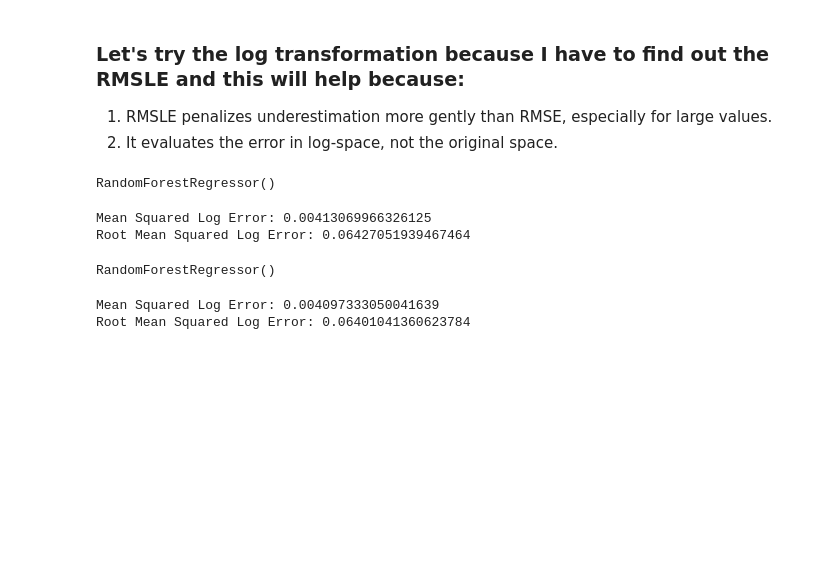
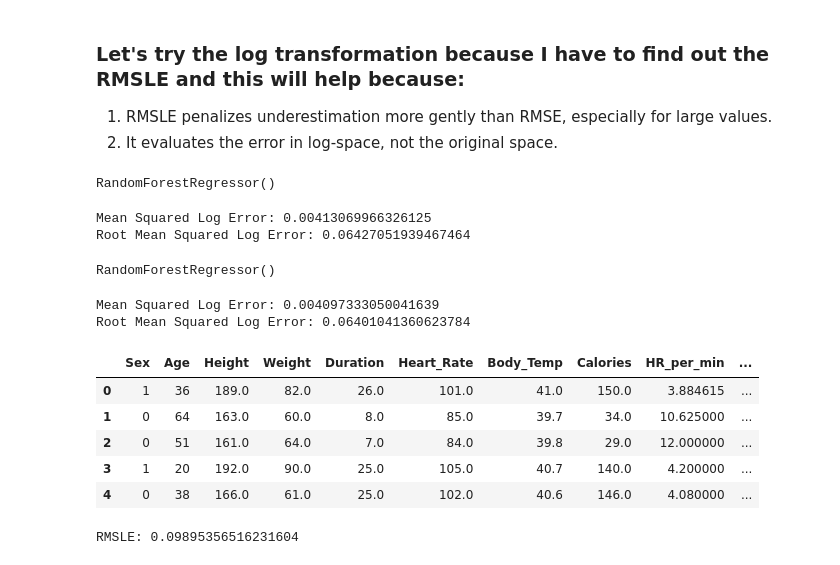
Before and after one commit to Jaggi0504/Kaggle-Calorie-Burn-Prediction, a Jupyter notebook: predict-calorie.ipynb, the cells around one changed output. Drawn from its saved outputs; the diff is of its cells as text; code cells hidden in the pictures; blank space fills up the shorter version.

```diff
--- a/predict-calorie.ipynb
+++ b/predict-calorie.ipynb
@@ -574,3 +574,27 @@ print("Root Mean Squared Log Error:", np.sqrt(mean_squared_log_error(y3_test, ra
 # %% [output]
 Mean Squared Log Error: 0.004097333050041639
 Root Mean Squared Log Error: 0.06401041360623784
+# %%
+train_df3=train_df.copy()
+test_df3=test_df.copy()
+# %%
+train_df3['HR_per_min'] = train_df3['Heart_Rate'] / train_df3['Duration']
+train_df3['Temp_per_min'] = train_df3['Body_Temp'] / train_df3['Duration']
+train_df3['HR_BodyTemp_ratio'] = train_df3['Heart_Rate'] / train_df3['Body_Temp']
+train_df3['Weight_per_min'] = train_df3['Weight'] / train_df3['Duration']
+train_df3['Duration_squared'] = train_df3['Duration'] ** 2
+
+test_df3['HR_per_min'] = test_df3['Heart_Rate'] / test_df3['Duration']
+test_df3['Temp_per_min'] = test_df3['Body_Temp'] / test_df3['Duration']
+test_df3['HR_BodyTemp_ratio'] = test_df3['Heart_Rate'] / test_df3['Body_Temp']
+test_df3['Weight_per_min'] = test_df3['Weight'] / test_df3['Duration']
+test_df3['Duration_squared'] = test_df3['Duration'] ** 2
+# %%
+train_df3.head()
+# %% [output]
+|  | Sex | Age | Height | Weight | Duration | Heart_Rate | Body_Temp | Calories | HR_per_min | ... |
+| 0 | 1 | 36 | 189.0 | 82.0 | 26.0 | 101.0 | 41.0 | 150.0 | 3.884615 | ... |
+| 1 | 0 | 64 | 163.0 | 60.0 | 8.0 | 85.0 | 39.7 | 34.0 | 10.625000 | ... |
+| 2 | 0 | 51 | 161.0 | 64.0 | 7.0 | 84.0 | 39.8 | 29.0 | 12.000000 | ... |
+| 3 | 1 | 20 | 192.0 | 90.0 | 25.0 | 105.0 | 40.7 | 140.0 | 4.200000 | ... |
+| 4 | 0 | 38 | 166.0 | 61.0 | 25.0 | 102.0 | 40.6 | 146.0 | 4.080000 | ... |
@@ -576,0 +613,15 @@ Root Mean Squared Log Error: 0.06401041360623784
+# %%
+y5_train_log = np.log1p(y5_train)
+
+ridge = Ridge()
+ridge.fit(X5_train_scaled, y5_train_log)
+
+y_pred_log = ridge.predict(X5_test_scaled)
+
+y_pred = np.expm1(y_pred_log)
+y_pred_clipped=np.maximum(0, y_pred)
+
+rmsle = mean_squared_log_error(y5_test, y_pred_clipped, squared=False)
+print("RMSLE:", rmsle)
+# %% [output]
+RMSLE: 0.09895356516231604
```
Also changed, not shown: parts of 27 cells of this notebook, 2 other files.
